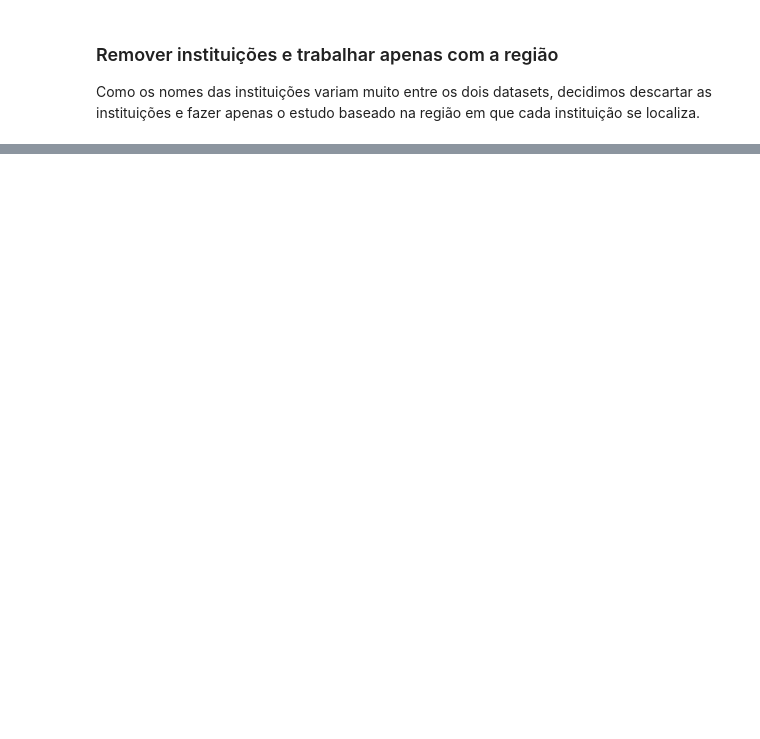
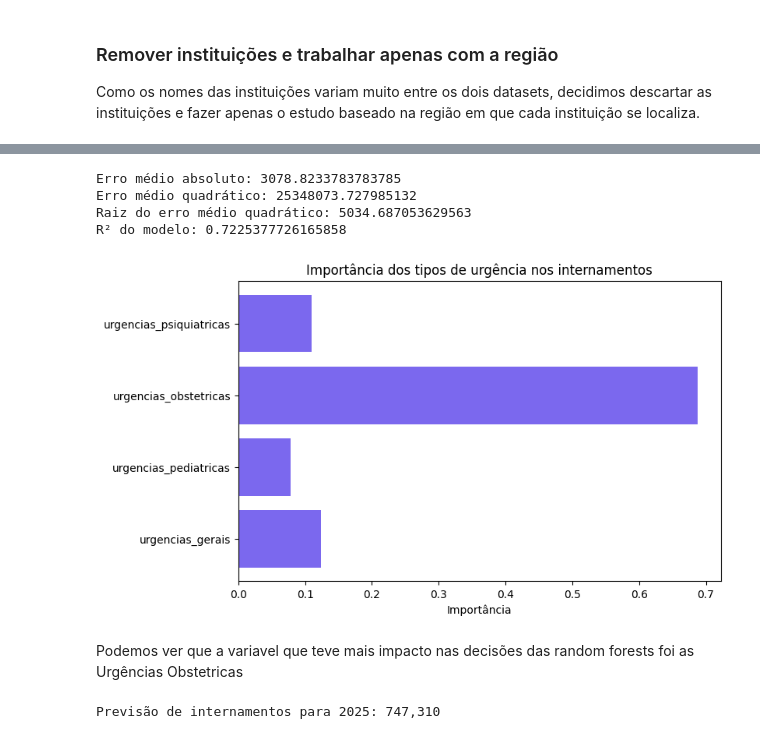
Before and after one commit to He1senb0rg/Projeto-PCD, a Jupyter notebook: projeto.ipynb, the cells around one changed output, grey strips where cells are left out. Drawn from its saved outputs; the diff is of its cells as text; code cells hidden in the pictures; blank space fills up the shorter version.

```diff
--- a/projeto.ipynb
+++ b/projeto.ipynb
@@ -219,0 +432,61 @@ df_modelo.head(15)
+# %%
+# definir features e target
+X = df_modelo[[
+    "urgencias_gerais",
+    "urgencias_pediatricas",
+    "urgencias_obstetricas",
+    "urgencias_psiquiatricas"
+]]
+y = df_modelo["internamentos"]
+
+# dividir os dados em treino e teste
+X_train, X_test, y_train, y_test = train_test_split(X, y, test_size=0.2, random_state=42)
+
+# criar e treinar o modelo de random forest
+rf_model = RandomForestRegressor(n_estimators=100, random_state=42)
+rf_model.fit(X_train, y_train)
+
+# fazer previsões
+y_pred = rf_model.predict(X_test)
+
+# avaliar o modelo
+print("Erro médio absoluto:", mean_absolute_error(y_test, y_pred))
+print("Erro médio quadrático:", mean_squared_error(y_test, y_pred))
+print("Raiz do erro médio quadrático:", np.sqrt(mean_squared_error(y_test, y_pred)))
+print("R² do modelo:", r2_score(y_test, y_pred))
+
+# importância das variáveis
+importancias = rf_model.feature_importances_
+labels = X.columns
+
+# plotar o gráfico de importância
+plt.figure(figsize=(8, 5))
+plt.barh(labels, importancias, color="mediumslateblue")
+plt.title("Importância dos tipos de urgência nos internamentos")
+plt.xlabel("Importância")
+plt.show()
+# %% [output]
+Erro médio absoluto: 3078.8233783783785
+Erro médio quadrático: 25348073.727985132
+Raiz do erro médio quadrático: 5034.687053629563
+R² do modelo: 0.7225377726165858
+[figure, added]
+# %% [markdown]
+Podemos ver que a variavel que teve mais impacto nas decisões das random forests foi as Urgências Obstetricas
+# %%
+df_2024 = df_modelo[df_modelo.index.get_level_values('periodo').year == 2024]
+increase = 1.15  # +15%
+
+data_2025 = (df_2024[[
+    "urgencias_gerais",
+    "urgencias_pediatricas",
+    "urgencias_obstetricas",
+    "urgencias_psiquiatricas"
+]] * increase).round()
+
+# Fazer a previsão
+predict_2025 = rf_model.predict(data_2025)
+
+print(f"\nPrevisão de internamentos para 2025: {int(predict_2025.sum()):,}")
+# %% [output]
+Previsão de internamentos para 2025: 747,310
```
Also changed, not shown: parts of 26 cells of this notebook.
